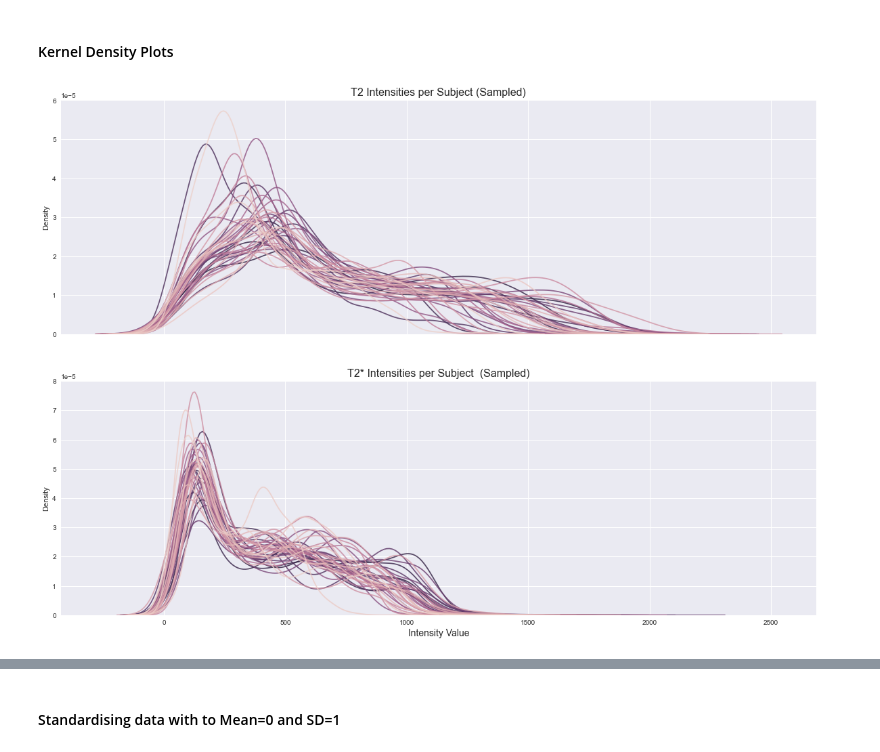
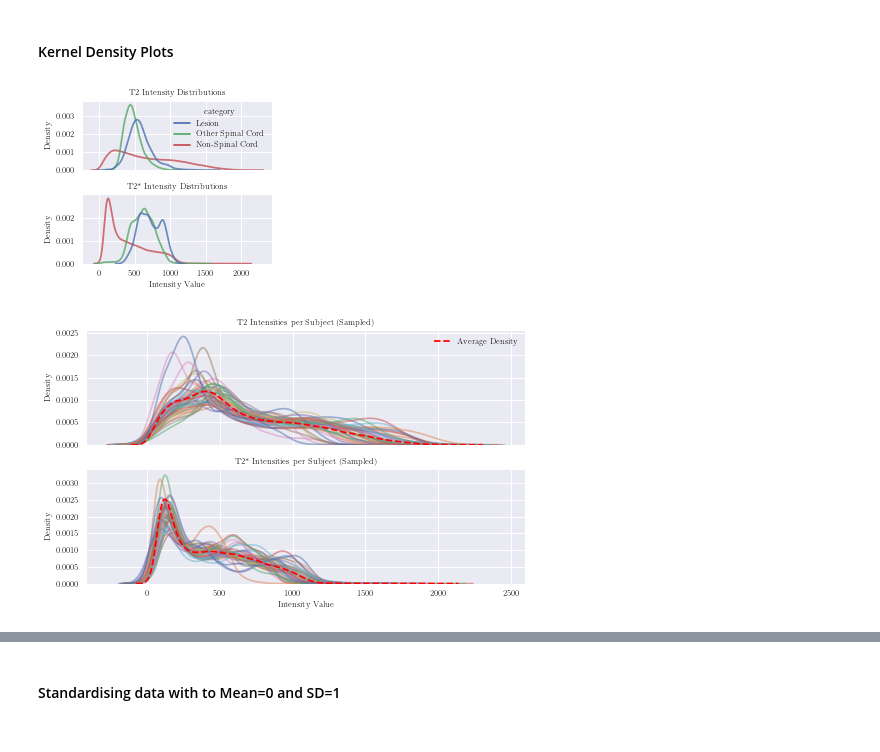
Before and after one commit to rickymwalsh/sc-segmentation, a Jupyter notebook: data-exploration.ipynb, the cells around one changed output, grey strips where cells are left out. Drawn from its saved outputs; the diff is of its cells as text; code cells hidden in the pictures.

```diff
--- a/data-exploration.ipynb
+++ b/data-exploration.ipynb
@@ -17,7 +72,7 @@ centre8_subjects = centres_df[centres_df['centerId']=='8']['patientId'].tolist()
 # %% [markdown]
 ### Reading in Patch Data
 # %%
-root_dir = os.path.join('Data', 'SCSeg')
+root_dir = os.path.join('ot_da_v0', 'Data', 'SCSeg')
 subjects = os.listdir(root_dir)
 n_lesions={}; lesion_data={}; t2_data={}; t2s_data={}; t2_SC_data={}; t2s_SC_data={};
 
@@ -271,28 +373,53 @@ plt.show()
 # %% [markdown]
 #### Kernel Density Plots
+# %%
+fig, axes = plt.subplots(2,1, figsize=get_figsize(fig_height=3), sharex=True)
+
+pal = sns.color_palette('deep')
+palette_dict = {1: pal[0], 2: pal[2], 3: pal[3]}
+
+g = sns.kdeplot(x='T2', hue='category', data=data_sample, ax=axes[0], common_norm=False, palette=palette_dict)
+axes[0].set_title('T2 Intensity Distributions')#, fontsize=16)
+
+for t, l in zip(g.legend_.texts, ['Lesion', 'Other Spinal Cord', 'Non-Spinal Cord']):
+    t.set_text(l)
+
+sns.kdeplot(x='T2s', hue='category', data=data_sample, ax=axes[1], common_norm=False, legend=False, palette=palette_dict)
+axes[1].set_title('T2* Intensity Distributions')# , fontsize=16)
+axes[1].set_xlabel('Intensity Value') #, fontsize=14)
+
+# Set lighter transparency on lines.
+for line in axes[0].get_lines():
+    line.set_alpha(0.8)
+for line in axes[1].get_lines():
+    line.set_alpha(0.8)
+
+fig.tight_layout()
+plt.show()
+fig.savefig('Report/Plots/dist_by_category.pdf')
+# %% [output]
+[figure, added]
 # %%
-fig, ax = plt.subplots(2,1, figsize=(20,14), sharex=True)
+fig, axes = plt.subplots(2,1, figsize=get_figsize(columns=2), sharex=True)
 
-sns.kdeplot(x='T2', hue='Subject', ax=ax[0],
-            legend=False,
-            data=data_sample
-           )
-ax[0].set_title('T2 Intensities per Subject (Sampled)', fontsize=16)
+sns.kdeplot(x='T2', hue='Subject', data=data_sample, ax=axes[0], common_norm=False, legend=False, palette='deep')
+sns.kdeplot(x='T2',  data=data_sample, ax=axes[0], color='red', linestyle="--")
+axes[0].set_title('T2 Intensities per Subject (Sampled)')
+axes[0].legend(handles=[axes[0].lines[-1]], labels=["Average Density"])
 
-sns.kdeplot(x='T2s', hue='Subject', ax=ax[1],
-            legend=False,
-            data=data_sample
-           )
-ax[1].set_title('T2* Intensities per Subject  (Sampled)', fontsize=16)
-ax[1].set_xlabel('Intensity Value', fontsize=14)
+sns.kdeplot(x='T2s', hue='Subject', data=data_sample, ax=axes[1], common_norm=False, legend=False, palette='deep')
+sns.kdeplot(x='T2s',  data=data_sample, ax=axes[1], legend=False, color='red', linestyle="--")
+axes[1].set_title('T2* Intensities per Subject  (Sampled)')
+axes[1].set_xlabel('Intensity Value')
 
 # Set lighter transparency on lines.
-for line in ax[0].get_lines():
-    line.set_alpha(0.8)
-for line in ax[1].get_lines():
-    line.set_alpha(0.8)
+for line in axes[0].get_lines()[:-1]:
+    line.set_alpha(0.5)
+for line in axes[1].get_lines()[:-1]:
+    line.set_alpha(0.5)
 
+fig.tight_layout()
 plt.show()
 # %% [output]
-[figure, old version]
+[figure, new version]
 # %%
```
Also changed, not shown: parts of 19 cells of this notebook.
